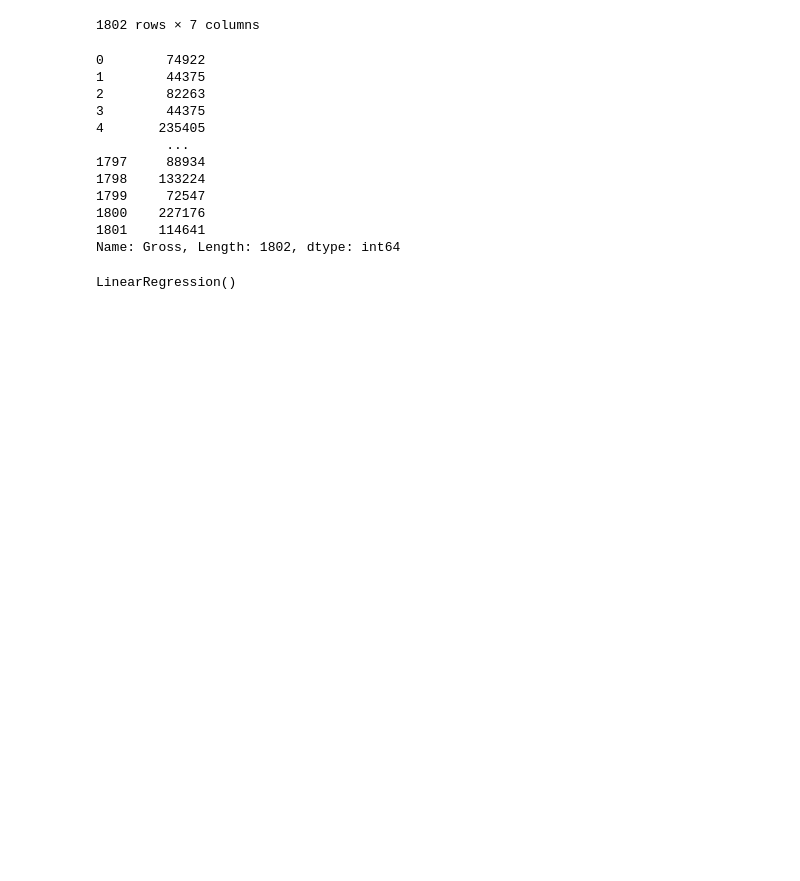
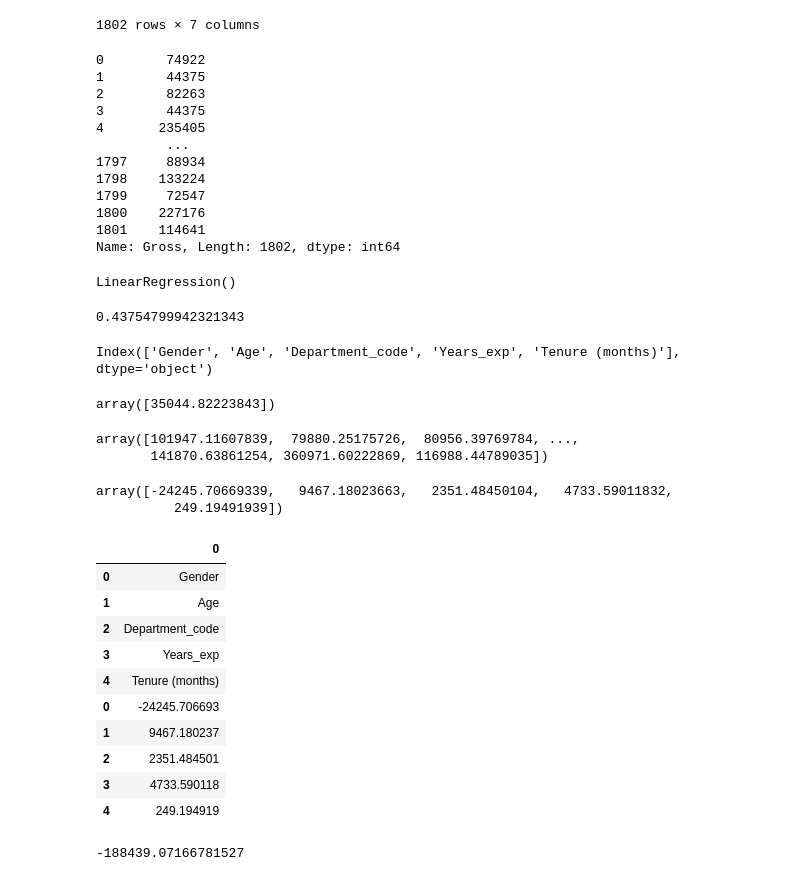
Before and after one commit to rusgar/Lines-of-Regression--KNN, a Jupyter notebook: Prueba_salarios.ipynb, the cells around one changed output. Cells and saved outputs as stored; diff of their text form; code cells hidden in the pictures; blank space fills up the shorter version.

```diff
--- a/Prueba_salarios.ipynb
+++ b/Prueba_salarios.ipynb
@@ -159,3 +159,44 @@ model = LinearRegression()
 model.fit(features, target)
 # %% [output]
 LinearRegression()
+# %%
+model.score(features, target)
+# %% [output]
+0.43754799942321343
+# %%
+features.columns
+# %% [output]
+Index(['Gender', 'Age', 'Department_code', 'Years_exp', 'Tenure (months)'], dtype='object')
+# %%
+hire =[[4,29,8,5.2,10]]
+model.predict(hire)
+# %% [output]
+array([35044.82223843])
+# %%
+model.predict(features)
+# %% [output]
+array([101947.11607839,  79880.25175726,  80956.39769784, ...,
+       141870.63861254, 360971.60222869, 116988.44789035])
+# %%
+model.coef_
+# %% [output]
+array([-24245.70669339,   9467.18023663,   2351.48450104,   4733.59011832,
+          249.19491939])
+# %%
+pd.concat([pd.DataFrame(features.columns),pd.DataFrame(np.transpose(model.coef_))])
+# %% [output]
+|  | 0 |
+| 0 | Gender |
+| 1 | Age |
+| 2 | Department_code |
+| 3 | Years_exp |
+| 4 | Tenure (months) |
+| 0 | -24245.706693 |
+| 1 | 9467.180237 |
+| 2 | 2351.484501 |
+| 3 | 4733.590118 |
+| 4 | 249.194919 |
+# %%
+model.intercept_
+# %% [output]
+-188439.07166781527
```
